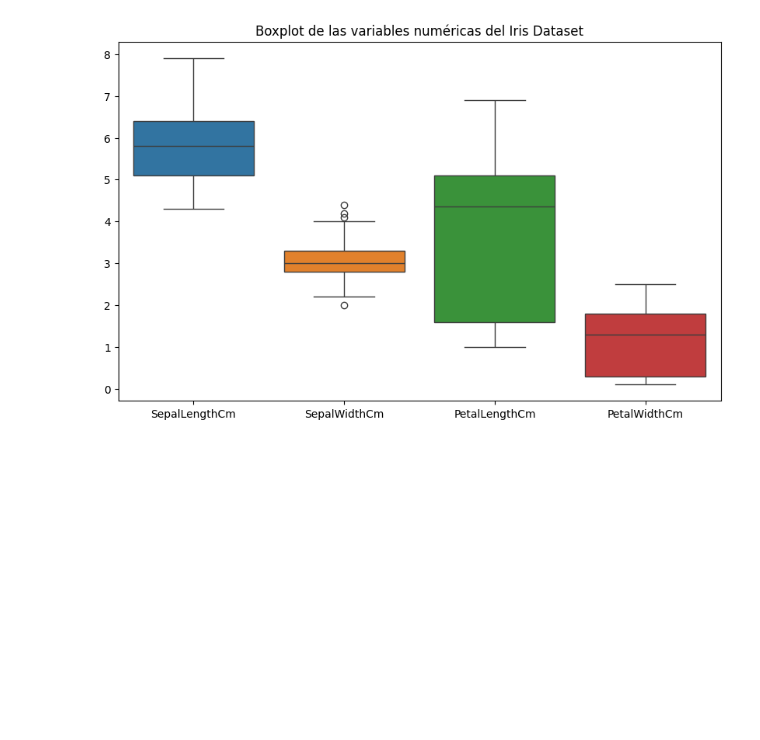
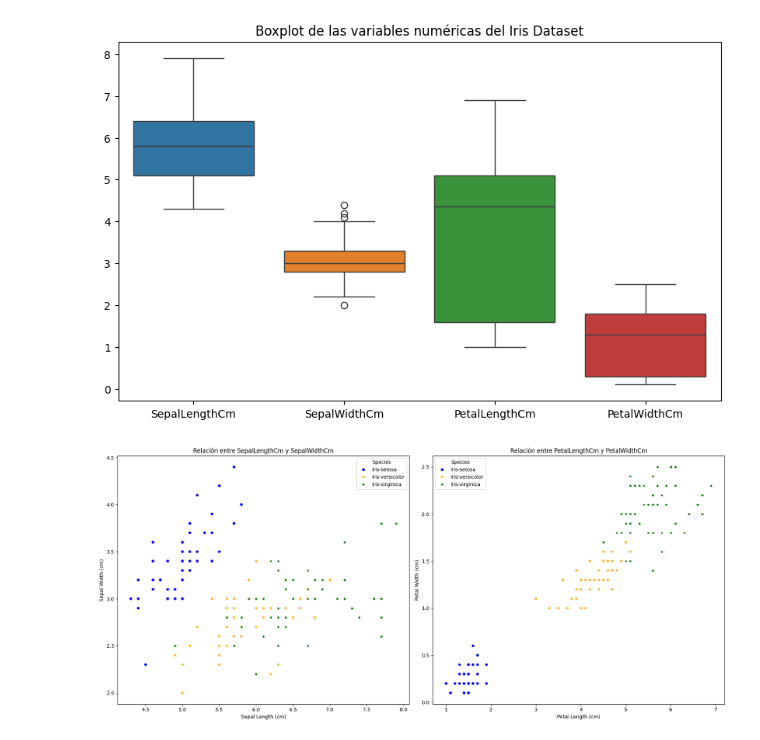
Before and after one commit to LinaMariaa2/Proyecto_Gestion_Datos_Modelos_IA, a Jupyter notebook: ejecutable.ipynb, the cells around one changed output. Drawn from its saved outputs; the diff is of its cells as text; code cells hidden in the pictures; blank space fills up the shorter version.

```diff
--- a/ejecutable.ipynb
+++ b/ejecutable.ipynb
@@ -108,3 +115,38 @@ plt.title('Boxplot de las variables numéricas del Iris Dataset')
 plt.show()
 # %% [output]
 [figure]
+# %%
+
+# Área de la figura
+plt.figure(figsize=(18,8))
+
+# PRIMER SUBPLOT: Sépalo
+plt.subplot(1, 2, 1)
+sns.scatterplot(
+    x=df["SepalLengthCm"],
+    y=df["SepalWidthCm"],
+    hue=df["Species"],
+    style=df["Species"],
+    palette=["blue", "orange", "green"]
+)
+plt.title("Relación entre SepalLengthCm y SepalWidthCm")
+plt.xlabel("Sepal Length (cm)")
+plt.ylabel("Sepal Width (cm)")
+
+# SEGUNDO SUBPLOT: Pétalo
+plt.subplot(1, 2, 2)
+sns.scatterplot(
+    x=df["PetalLengthCm"],
+    y=df["PetalWidthCm"],
+    hue=df["Species"],
+    style=df["Species"],
+    palette=["blue", "orange", "green"]
+)
+plt.title("Relación entre PetalLengthCm y PetalWidthCm")
+plt.xlabel("Petal Length (cm)")
+plt.ylabel("Petal Width (cm)")
+
+plt.tight_layout()
+plt.show()
+# %% [output]
+[figure, added]
```
Also changed, not shown: parts of 2 cells of this notebook, 2 other files.
